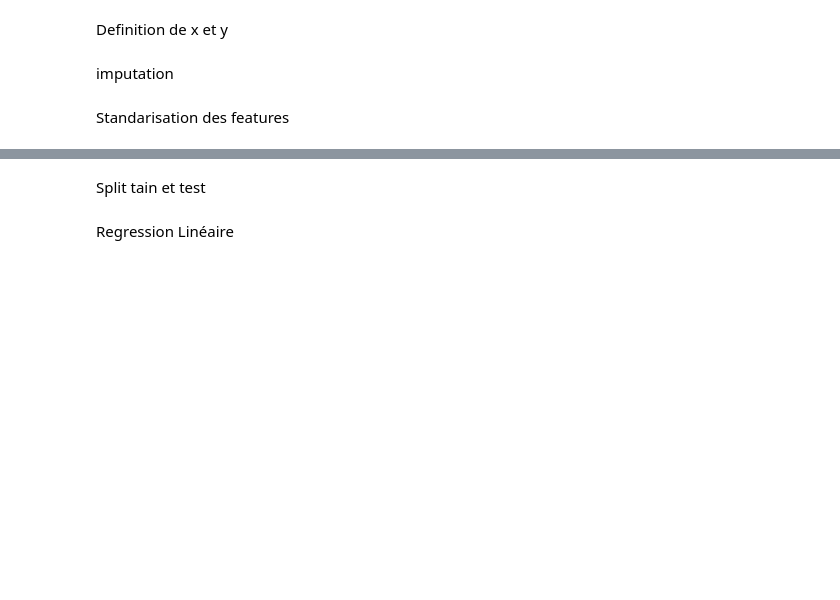
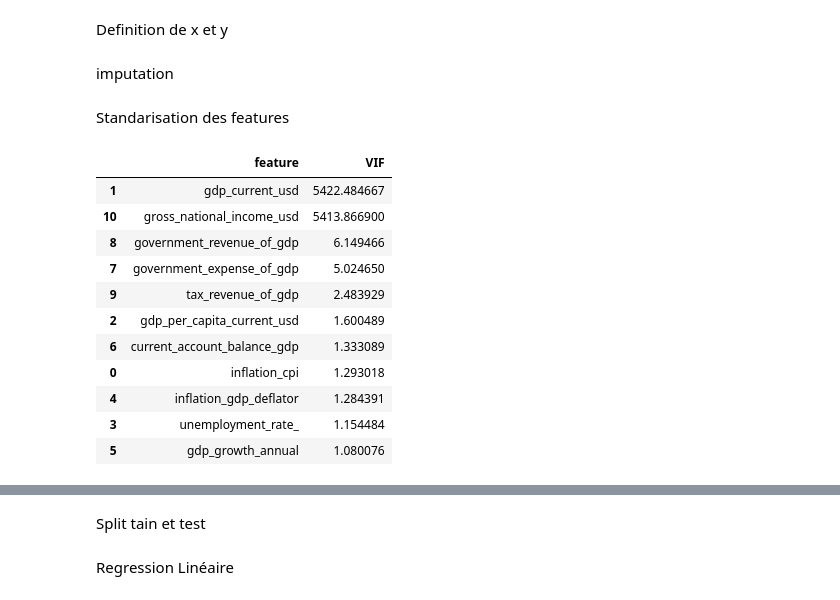
Before and after one commit to legarihon-svg/Happiness, a Jupyter notebook: notebooks/04_ML._test.ipynb, the cells around one changed output, grey strips where cells are left out. Cells and saved outputs as stored; diff of their text form; code cells hidden in the pictures; blank space fills up the shorter version.

```diff
--- a/notebooks/04_ML._test.ipynb
+++ b/notebooks/04_ML._test.ipynb
@@ -29 +35,20 @@ x = df.drop(columns=[
 ])
+# %%
+cols_id = ["country_name", "country_code", "key_iso3_year", "year"]
+
+cols_explained = [
+    "explained_by_log_gdp_per_capita",
+    "explained_by_social_support",
+    "explained_by_healthy_life_expectancy",
+    "explained_by_freedom_to_make_life_choices",
+    "explained_by_generosity",
+    "explained_by_perceptions_of_corruption"
+]
+
+cols_wealth = [
+    "gdp_current_usd",
+    "gdp_per_capita_current_usd"
+]
+
+# Dataset propre pour le VIF (on garde les variables économiques)
+X_full = df.drop(columns=cols_id + cols_explained + ["life_evaluation_3_year_average"])
@@ -37,2 +67,24 @@ x_imputed = imputer.fit_transform(x)
 # %% [markdown]
 Standarisation des features
+# %%
+from statsmodels.stats.outliers_influence import variance_inflation_factor
+import pandas as pd
+
+vif_data = pd.DataFrame()
+vif_data["feature"] = X_clean.columns
+vif_data["VIF"] = [variance_inflation_factor(X_scaled, i) for i in range(X_scaled.shape[1])]
+
+vif_data.sort_values("VIF", ascending=False)
+# %% [output]
+|  | feature | VIF |
+| 1 | gdp_current_usd | 5422.484667 |
+| 10 | gross_national_income_usd | 5413.866900 |
+| 8 | government_revenue_of_gdp | 6.149466 |
+| 7 | government_expense_of_gdp | 5.024650 |
+| 9 | tax_revenue_of_gdp | 2.483929 |
+| 2 | gdp_per_capita_current_usd | 1.600489 |
+| 6 | current_account_balance_gdp | 1.333089 |
+| 0 | inflation_cpi | 1.293018 |
+| 4 | inflation_gdp_deflator | 1.284391 |
+| 3 | unemployment_rate_ | 1.154484 |
+| 5 | gdp_growth_annual | 1.080076 |
```
Also changed, not shown: parts of 16 cells of this notebook, 2 other files.
